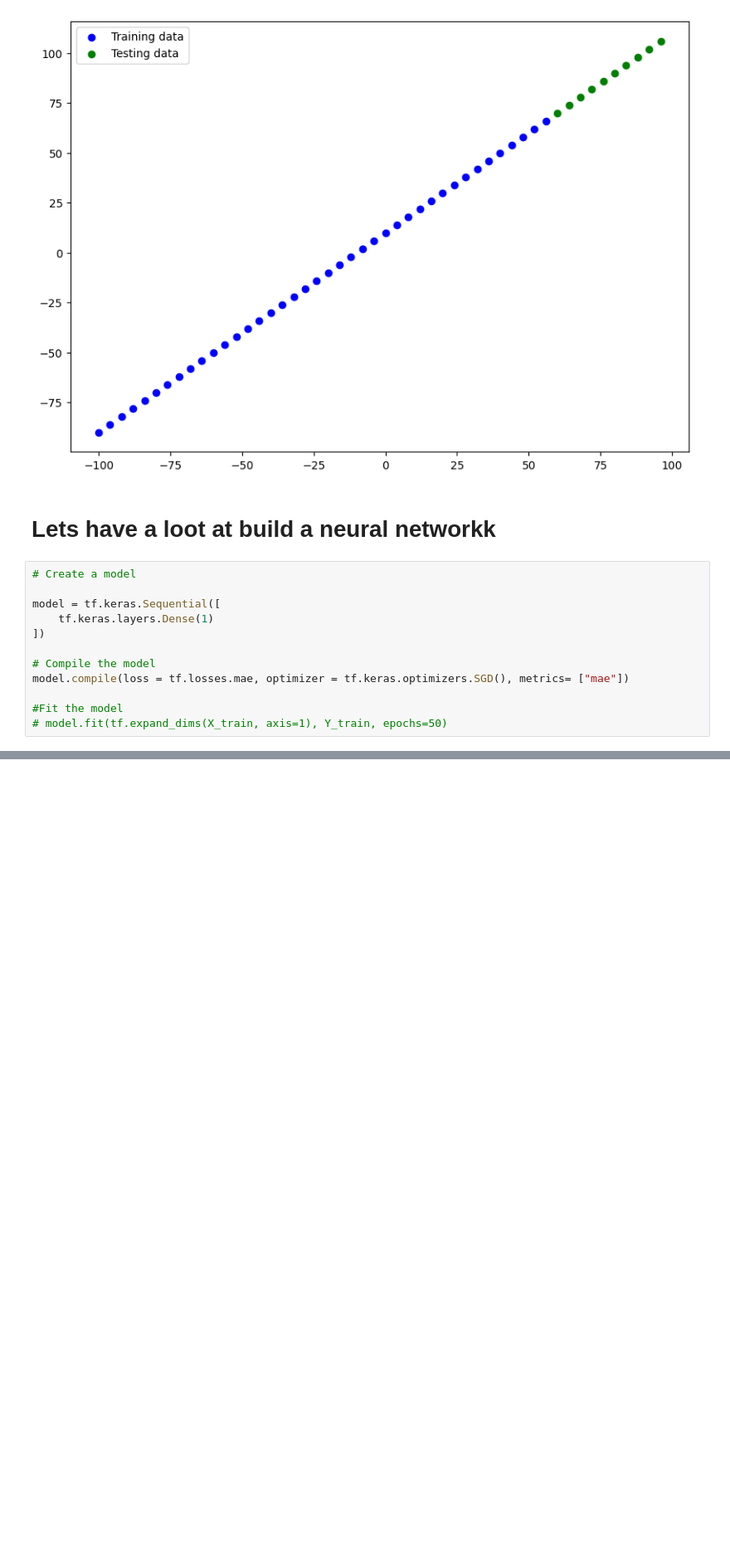
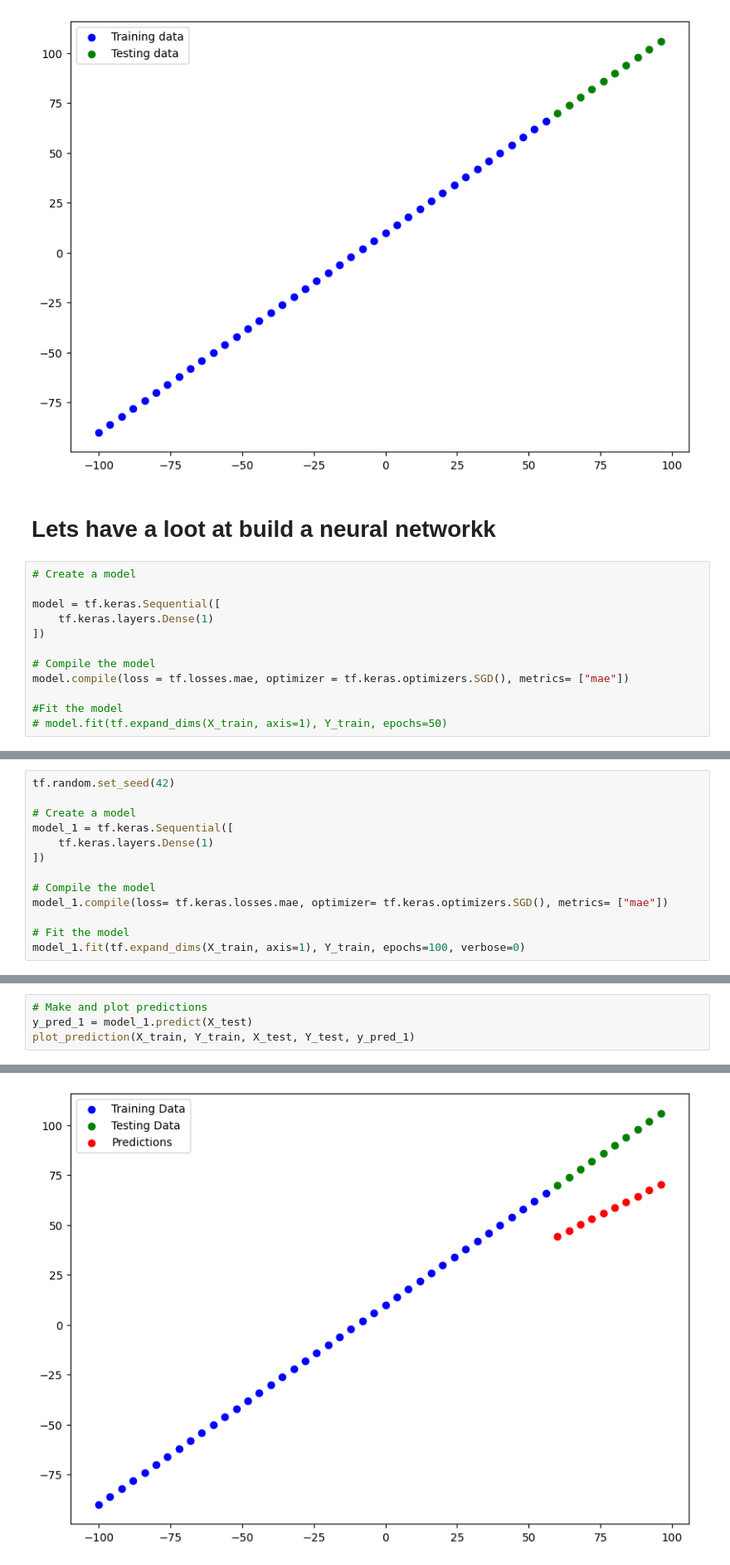
Before and after one commit to Nishant6397/TenserFlow-fundamentals, a Jupyter notebook: RegressionModel.ipynb, the cells around one changed output, grey strips where cells are left out. Shown at 83% size. Saved outputs shown, nothing was run; the diff lists cells and outputs as text; blank space fills up the shorter version.

```diff
--- a/RegressionModel.ipynb
+++ b/RegressionModel.ipynb
@@ -339,0 +488,13 @@ _________________________________________________________________
+# %%
+tf.random.set_seed(42)
+
+# Create a model
+model_1 = tf.keras.Sequential([
+    tf.keras.layers.Dense(1)
+])
+
+# Compile the model
+model_1.compile(loss= tf.keras.losses.mae, optimizer= tf.keras.optimizers.SGD(), metrics= ["mae"])
+
+# Fit the model
+model_1.fit(tf.expand_dims(X_train, axis=1), Y_train, epochs=100, verbose=0)
@@ -339,0 +519,5 @@ _________________________________________________________________
+# %%
+# Make and plot predictions
+y_pred_1 = model_1.predict(X_test)
+plot_prediction(X_train, Y_train, X_test, Y_test, y_pred_1)
+# %% [output]
@@ -339,0 +525 @@ _________________________________________________________________
+[figure, added]
```
Also changed, not shown: parts of 42 cells of this notebook.
